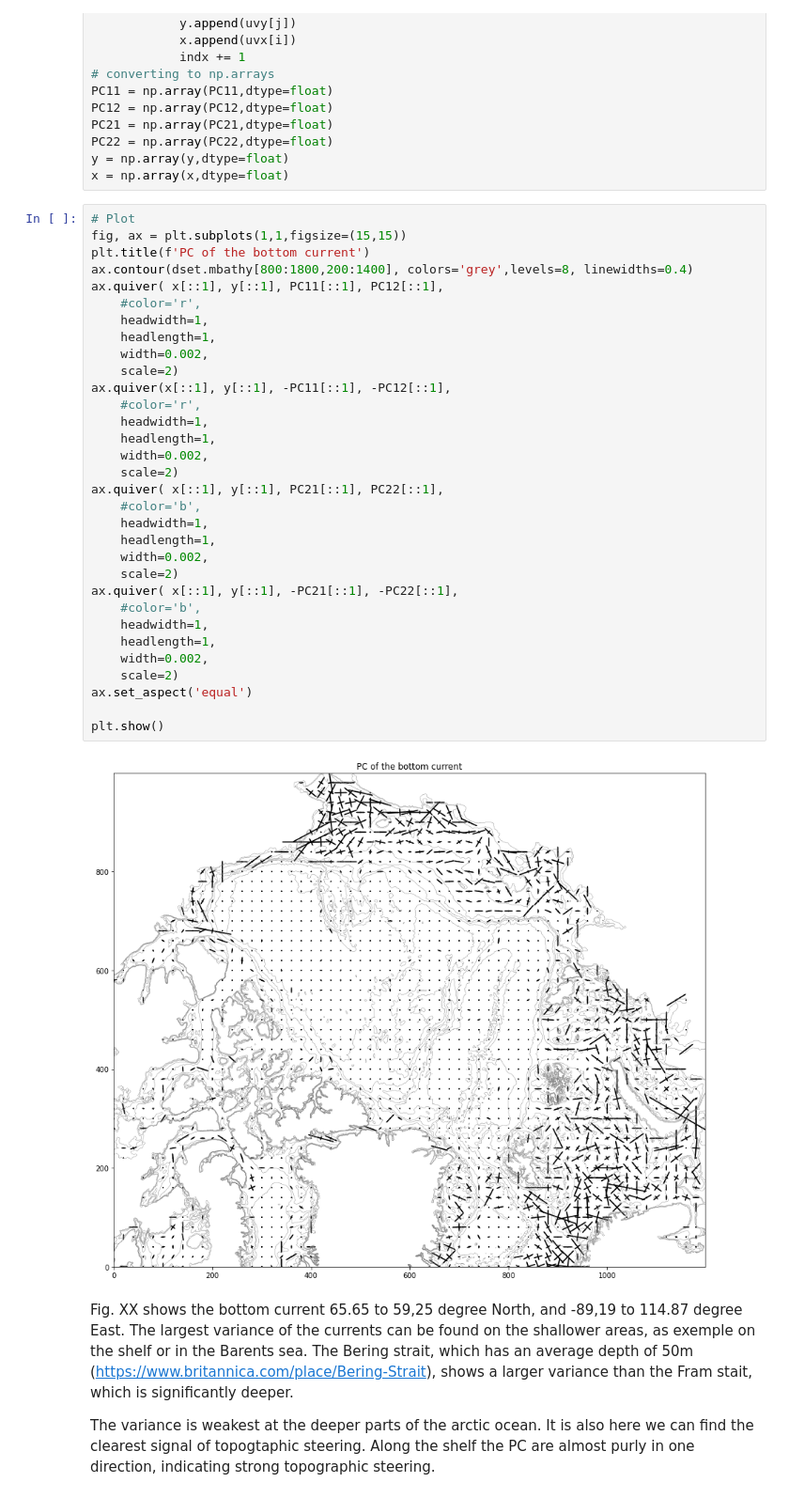
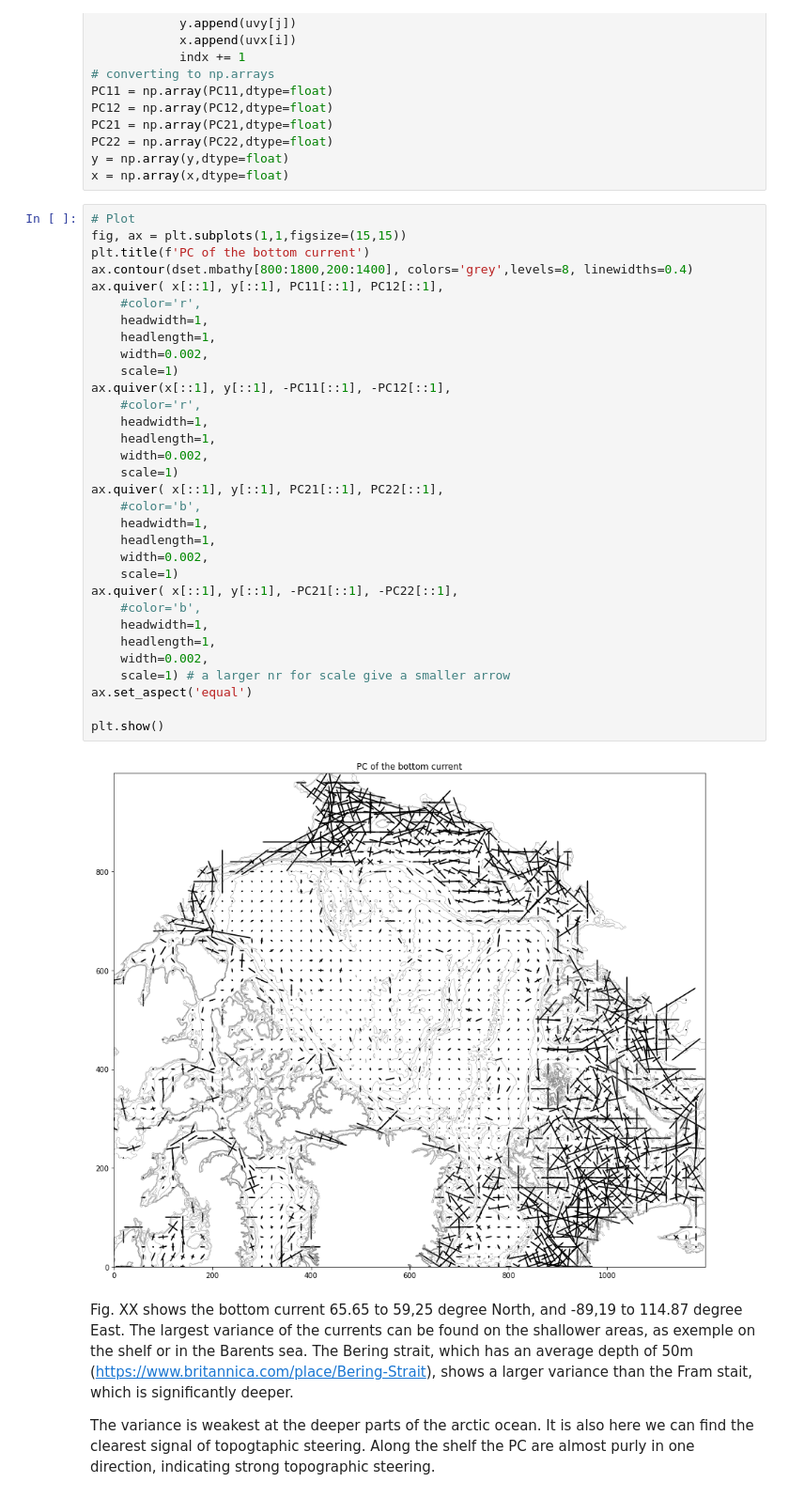
Before and after one commit to kaje2301/Master_2022, a Jupyter notebook: PC_bottom.ipynb, the cells around one changed output. Shown at 94% size. Saved outputs shown, nothing was run; the diff lists cells and outputs as text.

```diff
--- a/PC_bottom.ipynb
+++ b/PC_bottom.ipynb
@@ -154,37 +154,37 @@ x = np.array(x,dtype=float)
 # %%
 # Plot
 fig, ax = plt.subplots(1,1,figsize=(15,15))
 plt.title(f'PC of the bottom current')
 ax.contour(dset.mbathy[800:1800,200:1400], colors='grey',levels=8, linewidths=0.4)
 ax.quiver( x[::1], y[::1], PC11[::1], PC12[::1],
     #color='r',
     headwidth=1,
     headlength=1,
     width=0.002,
-    scale=2)
+    scale=1)
 ax.quiver(x[::1], y[::1], -PC11[::1], -PC12[::1],
     #color='r',
     headwidth=1,
     headlength=1,
     width=0.002,
-    scale=2)
+    scale=1)
 ax.quiver( x[::1], y[::1], PC21[::1], PC22[::1],
     #color='b',
     headwidth=1,
     headlength=1,
     width=0.002,
-    scale=2)
+    scale=1)
 ax.quiver( x[::1], y[::1], -PC21[::1], -PC22[::1],
     #color='b',
     headwidth=1,
     headlength=1,
     width=0.002,
-    scale=2)
+    scale=1) # a larger nr for scale give a smaller arrow
 ax.set_aspect('equal')
 
 plt.show()
 # %% [output]
-[figure, old version]
+[figure, new version]
 # %% [markdown]
 Fig. XX shows the bottom current 65.65 to 59,25 degree North, and -89,19 to 114.87 degree East. The largest variance of the currents can be found on the shallower areas, as exemple on the shelf or in the Barents sea. The Bering strait, which has an average depth of 50m (https://www.britannica.com/place/Bering-Strait), shows a larger variance than the Fram stait, which is significantly deeper.
 
```
Also changed, not shown: 2 other files.
